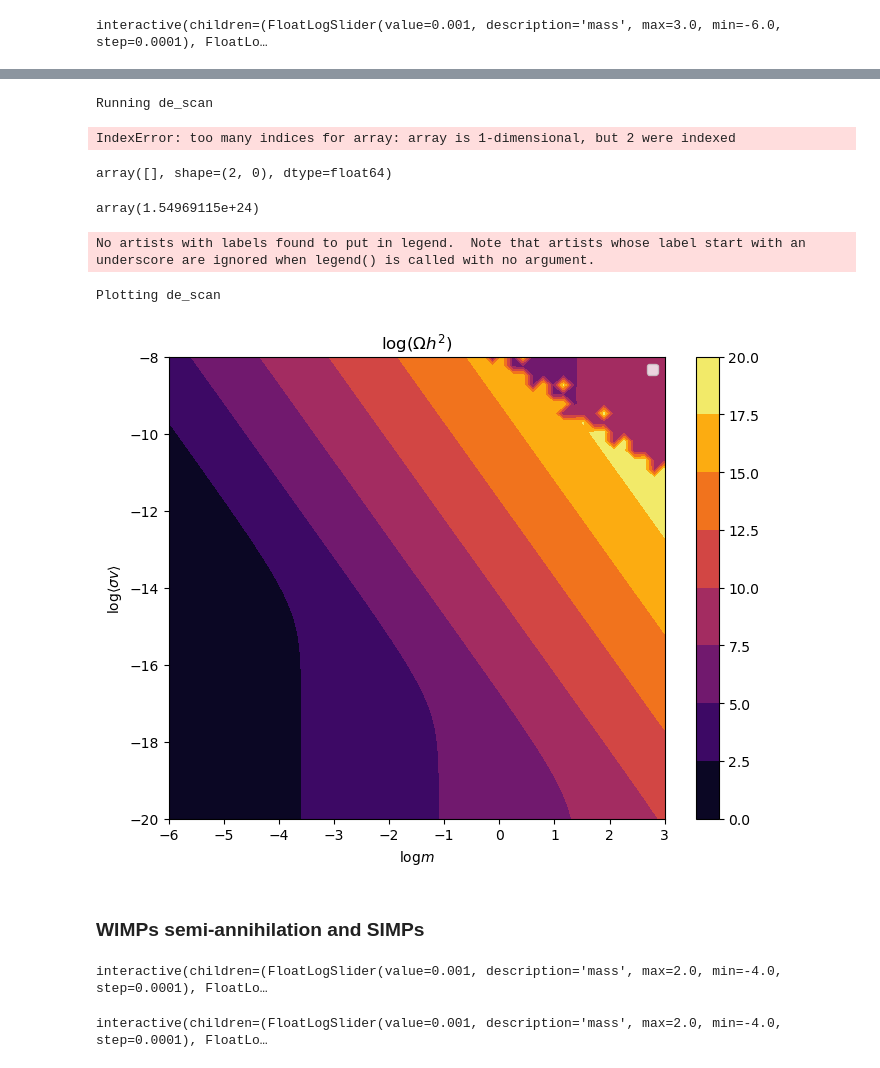
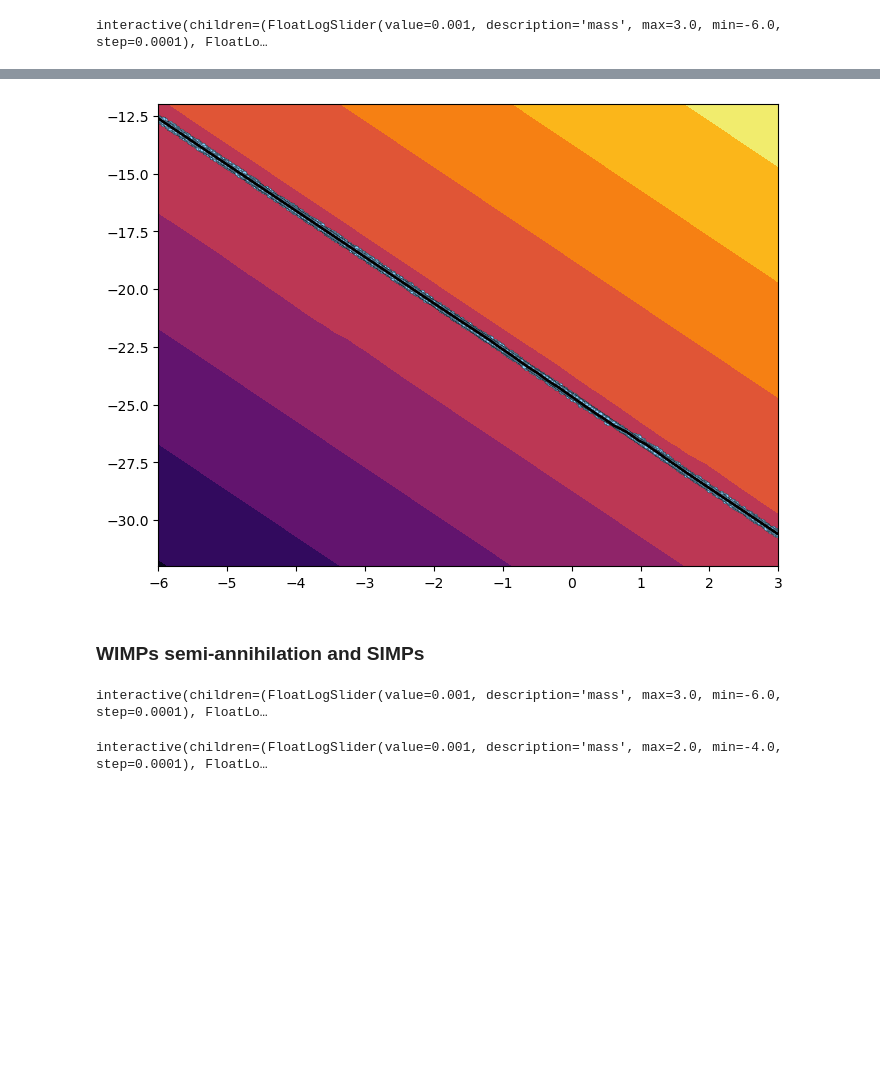
Before and after one commit to SantiagoJulioD/Trabajo_de_grado, a Jupyter notebook: Relic_density/relic_density.ipynb, the cells around one changed output, grey strips where cells are left out. Drawn from its saved outputs; the diff is of its cells as text; code cells hidden in the pictures; blank space fills up the shorter version.

Commit message:
Add SIMP data and modified code

```diff
--- a/Relic_density/relic_density.ipynb
+++ b/Relic_density/relic_density.ipynb
@@ -345,0 +343,7 @@ def FIMPs(x,Y,mass,sigma,g):
+# %%
+def FIMPs(x,Y,mass,sigma,g):
+    a = 45/(4*np.pi**4*gstar)
+    b = (2/15)*(10*gstar)**0.5*MP
+    return sigma*a**2*b*mass*g**2*(x*kn(2,x))**2
+
+FIMPs = np.vectorize(FIMPs)
@@ -372,5 +390,12 @@ interactive_plot4 = interactive(graf4, mass=slider_mass, sigma=slider_sigma, g=s
 interactive_plot4
 # %% [output]
 interactive(children=(FloatLogSlider(value=0.001, description='mass', max=3.0, min=-6.0, step=0.0001), FloatLo…
+# %%
+ms = np.linspace(-6,3)
+sigmas = np.linspace(-32,-12)
+
+Ms, Sigmas = np.meshgrid(ms,sigmas)
+# %%
+Om_FIMP = Omega(Ms,Sigmas,model=FIMPs)
 # %%
 bound_m_F = (-6,3)
@@ -383,13 +406,0 @@ ValueError: cannot call `vectorize` on size 0 inputs unless `otypes` is set
-# %%
-print('Running de_scan')
-t0 = time.time()
-x,calls = de_scan(FIMPs,bound_m_F,bound_sigma_F,round_to_nearest=1000)
-de_time = time.time() - t0
-print('Time = ', de_time)
-# %% [output]
-Running de_scan
-IndexError: too many indices for array: array is 1-dimensional, but 2 were indexed
-# %%
-x
-# %% [output]
-array([], shape=(2, 0), dtype=float64)
@@ -402,37 +407,14 @@ Os = Omega(Ms,Sigmas,model=FIMPs)
-# %%
-Omega(10.**-6,10.**-8,model=FIMPs)
-# %% [output]
-array(1.54969115e+24)
+# %%
+path_FIMP = '/home/santiago/Trabajo_de_grado/Relic_density/optimal_params_FIMPs.csv'
+df_FIMP = obtain_optimal_params(WIMPs,bound_m,bound_sigma,descan=False,path=path_FIMP)
 # %%
-print('Plotting de_scan')
 fig, ax = plt.subplots(figsize=(8,6))
-CS = ax.contourf(Ms,Sigmas,np.log10(Os),cmap='inferno',)
-#de_scatter = ax.scatter(df['log(m)'], df['log(sigma*v)'], s=12, edgecolor='0.05',
- #                       linewidth=0.25, alpha=1.0, c='lightskyblue',label='Differential evolution')
-CSl = ax.contour(CS,levels=[np.log10(0.12),],colors='red',linestyles='solid',linewidths=2)
-#CS2l = ax.contour(Ms,Sigmas,np.log10(Os_an),levels=[np.log10(0.12),],colors='yellow',linestyles='dotted',linewidths=2)
-cbar = fig.colorbar(CS)
-
-ax.legend()
-
-#h0,_ = de_scatter.legend_elements(prop='sizes',color=de_scatter.cmap(1.5))
-#h1,_ = CSl.legend_elements()
-#h2,_ = CS2l.legend_elements()
-
-#ax.legend([de_scatter]+h1+h2,['Differential evolution','Ωh²=0.12 (numeric)','Ωh²=0.12 (analytic)'])
-
-#ax.add_artist(leg2)
-
-ax.set_title(r'$\mathrm{log}(\Omega h^2)$')
-#ax.set_ylim((-13,-8))
-ax.set_xlabel(r'$\mathrm{log}m$')
-ax.set_ylabel(r'$\mathrm{log}\langle\sigma v\rangle$')
-plt.savefig('omegah2.pdf')
-plt.show()
+CS = ax.contourf(Ms,Sigmas,np.log10(Om_FIMP),cmap='inferno',)
+de_scatter = ax.scatter(df_FIMP['log(m)'], df_FIMP['log(sigma*v)'], s=12, edgecolor='0.05',
+                        linewidth=0.25, alpha=1.0, c='lightskyblue',label='Differential evolution')
+CSl = ax.contour(CS,levels=[np.log10(0.12),],colors='k',linestyles='solid',linewidths=2)
 # %% [output]
-No artists with labels found to put in legend.  Note that artists whose label start with an underscore are ignored when legend() is called with no argument.
-Plotting de_scan
-[figure, old version]
+[figure, new version]
 # %% [markdown]
 ### WIMPs semi-annihilation and SIMPs
 # %%
@@ -454,16 +436,16 @@ def graf2(mass,sigma,g):
     Yini = Yeq(xini,mass,g)
     xss = np.linspace(xini,30,1000)
     sol = solve_ivp(SIMPs, [xini,xfin], [Yini,], method='BDF', rtol=1e-8, atol=1e-10, args=(mass,sigma,g))
-    plt.loglog(sol.t,sol.y[0],label=f'Ωh²={Omega(np.log10(mass),np.log10(sigma))}')
+    plt.loglog(sol.t,sol.y[0],label=f'Ωh²={Omega(np.log10(mass),np.log10(sigma),model=SIMPs)}')
     plt.loglog(xss,Yeq(xss,mass,g))
     plt.hlines(4.3e-10/mass,xini,xfin,color='k',linestyle=':')
     plt.grid()
     plt.legend()
     plt.show()
 
-slider_mass = widgets.FloatLogSlider(value=1e-3, base=10, min=-4, max=2,
+slider_mass = widgets.FloatLogSlider(value=1e-3, base=10, min=-6, max=3,
                                   step=0.0001, description='mass')
-slider_sigma = widgets.FloatLogSlider(value=1e-12, base=10, min=-10, max=-3,
+slider_sigma = widgets.FloatLogSlider(value=1e-3, base=10, min=-5, max=0,
                                   step=0.1, description='sigma')
 slider_g = widgets.FloatSlider(value=2, min=1, max=3,
                                   step=1, description='g')
@@ -475,7 +457,7 @@ interactive_plot2 = interactive(graf2, mass=slider_mass, sigma=slider_sigma, g=s
 # Muestra la función interactiva
 interactive_plot2
 # %% [output]
-interactive(children=(FloatLogSlider(value=0.001, description='mass', max=2.0, min=-4.0, step=0.0001), FloatLo…
+interactive(children=(FloatLogSlider(value=0.001, description='mass', max=3.0, min=-6.0, step=0.0001), FloatLo…
 # %%
 def graf3(mass,sigma,g):
     xini = 0.1
```
Also changed, not shown: parts of 12 cells of this notebook, 3 other files.
